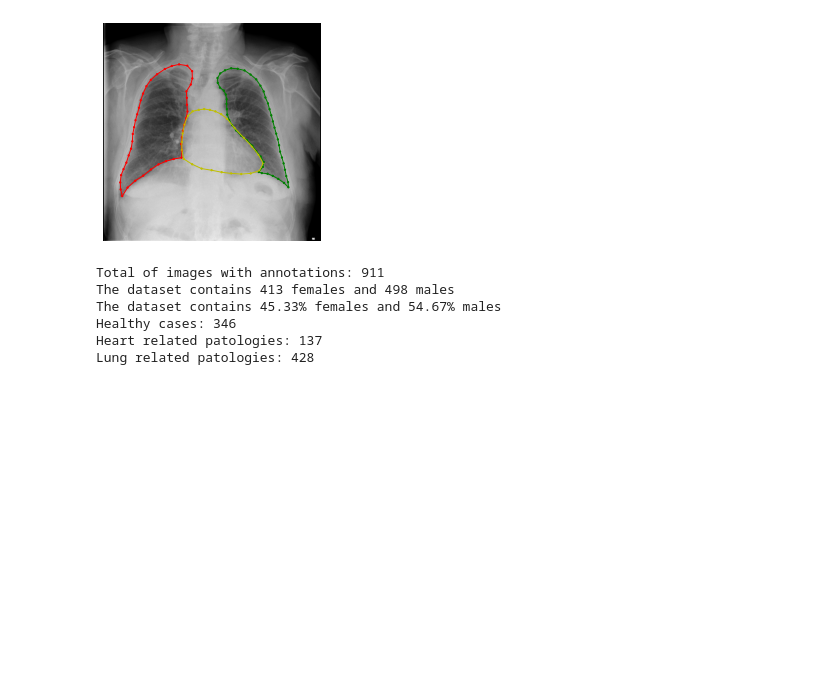
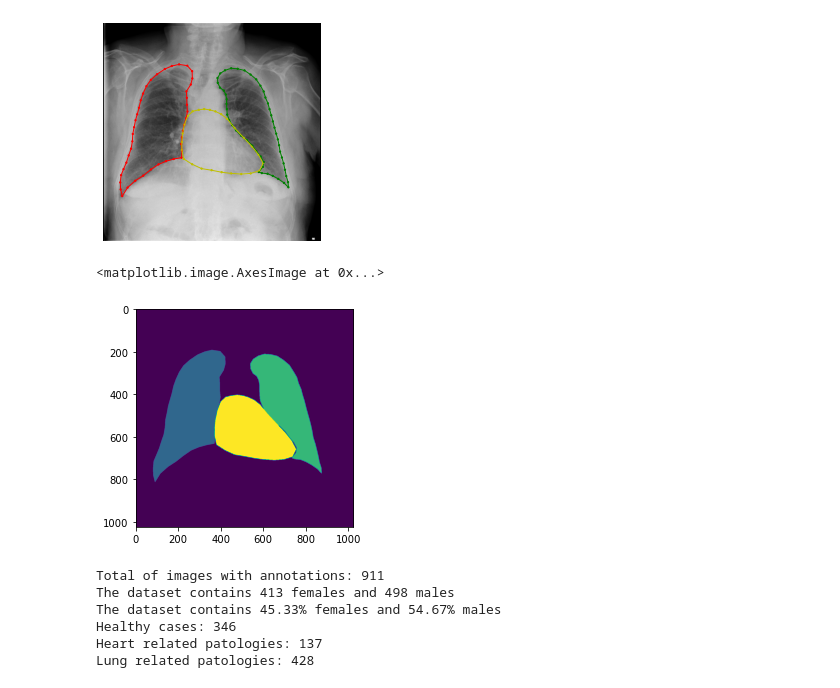
Before and after one commit to ngaggion/Chest-xray-landmark-dataset, a Jupyter notebook: DatasetInfo.ipynb, the cells around one changed output. Saved outputs shown, nothing was run; the diff lists cells and outputs as text; code cells hidden in the pictures; blank space fills up the shorter version.

```diff
--- a/DatasetInfo.ipynb
+++ b/DatasetInfo.ipynb
@@ -68,6 +68,27 @@ H = np.load(H)
 drawOrgans(RL,LL,H,img)
 # %% [output]
 [figure]
+# %%
+def getDenseMask(RL, LL, H = None, imagesize = 1024):
+    img = np.zeros([1024,1024])
+
+    RL = RL.reshape(-1, 1, 2).astype('int')
+    LL = LL.reshape(-1, 1, 2).astype('int')
+
+    img = cv2.drawContours(img, [RL], -1, 1, -1)
+    img = cv2.drawContours(img, [LL], -1, 2, -1)
+
+    if H is not None:
+        H = H.reshape(-1, 1, 2).astype('int')
+        img = cv2.drawContours(img, [H], -1, 3, -1)
+
+    return img
+
+aux = getDenseMask(RL,LL,H)
+plt.imshow(aux)
+# %% [output]
+<matplotlib.image.AxesImage at 0x...>
+[figure, added]
 # %%
 import pandas as pd
 
```
